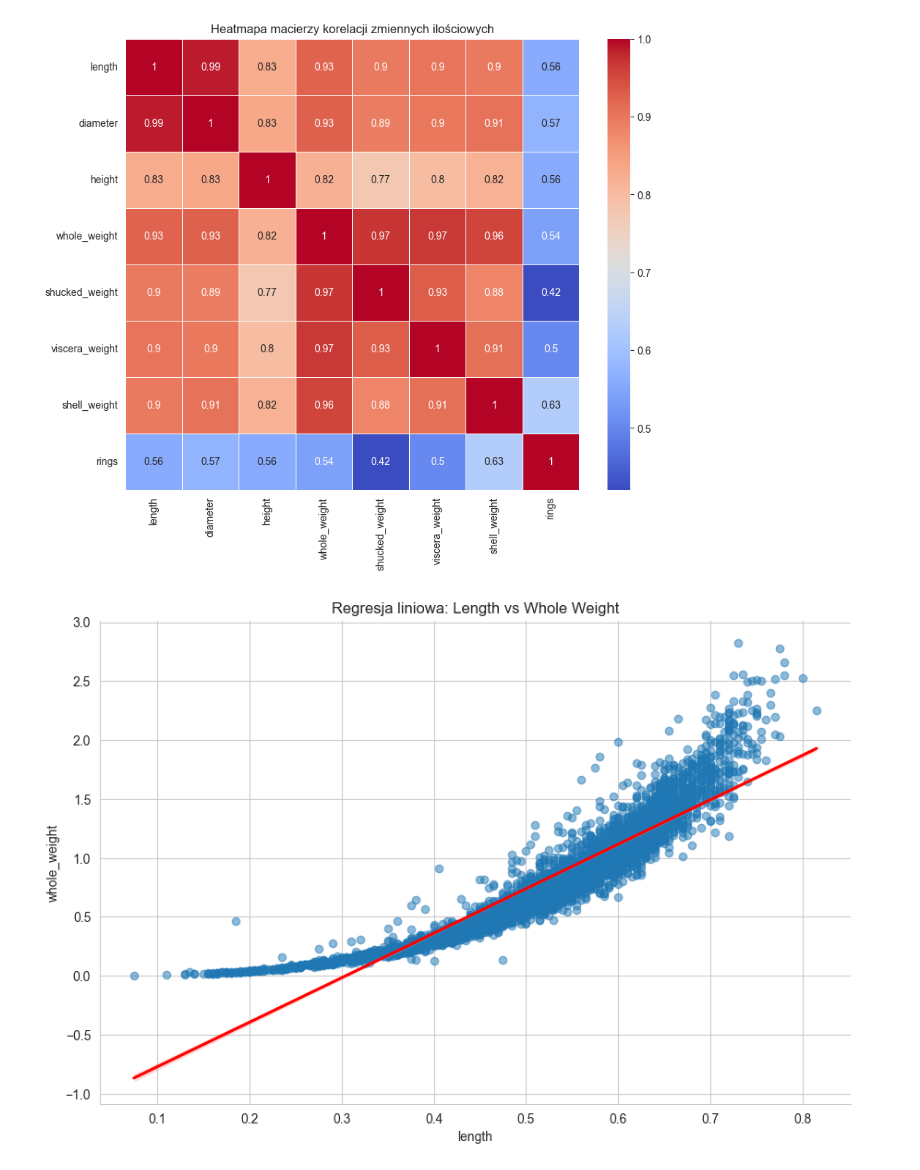
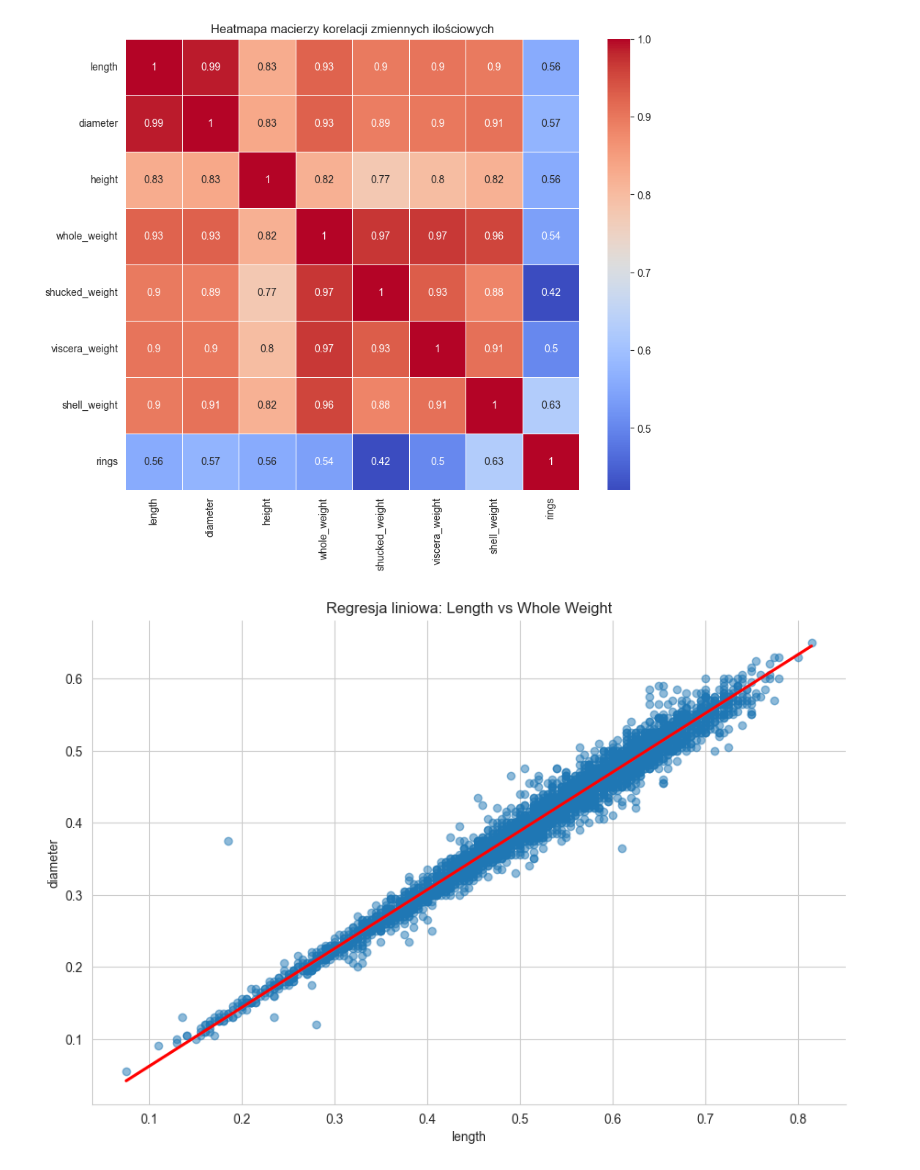
Before and after one commit to MatiLUzak/Seaborn-Data-Visualization, a Jupyter notebook: Untitled.ipynb, the cells around one changed output. Cells and saved outputs as stored; diff of their text form; code cells hidden in the pictures.

```diff
--- a/Untitled.ipynb
+++ b/Untitled.ipynb
@@ -105,8 +94,8 @@ plt.show()
 # %% [output]
 [figure]
 # %%
-sns.lmplot(x='length', y='whole_weight', data=df, height=6, aspect=1.5, scatter_kws={'alpha':0.5},line_kws={'color': 'red'})
+sns.lmplot(x='length', y='diameter', data=df, height=6, aspect=1.5, scatter_kws={'alpha':0.5},line_kws={'color': 'red'})
 plt.title('Regresja liniowa: Length vs Whole Weight')
 plt.show()
 # %% [output]
-[figure, old version]
+[figure, new version]
```
Also changed, not shown: parts of 3 cells of this notebook.
